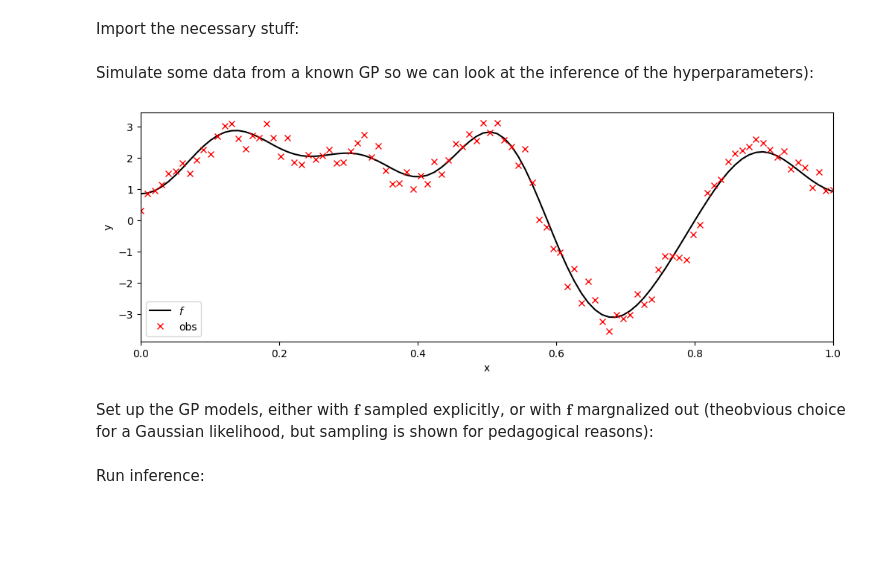
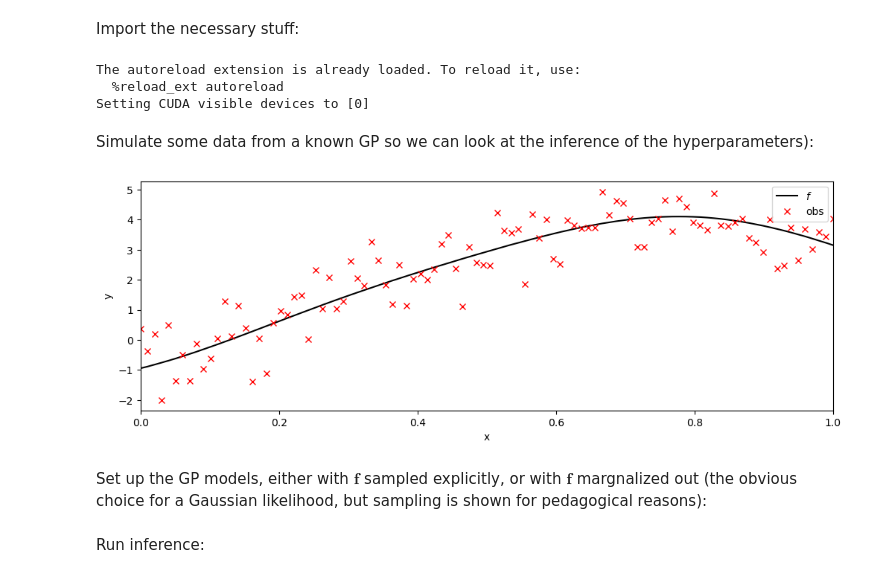
Before and after one commit to UncertaintyInComplexSystems/bayesianmodels, a Jupyter notebook: notebooks/Basic_gaussian_process_regression_using_SMC.ipynb, the cells around one changed output. Cells and saved outputs as stored; diff of their text form; code cells hidden in the pictures; blank space fills up the shorter version.

```diff
--- a/notebooks/Basic_gaussian_process_regression_using_SMC.ipynb
+++ b/notebooks/Basic_gaussian_process_regression_using_SMC.ipynb
@@ -24,5 +3,18 @@ Successfully installed numpy-1.23.5
 # %% [markdown]
 Import the necessary stuff:
+# %%
+%load_ext autoreload
+%autoreload 2
+
+import os
+
+SELECTED_DEVICE = 0
+print(f'Setting CUDA visible devices to [{SELECTED_DEVICE}]')
+os.environ['CUDA_VISIBLE_DEVICES'] = f'{SELECTED_DEVICE}'
+# %% [output]
+The autoreload extension is already loaded. To reload it, use:
+  %reload_ext autoreload
+Setting CUDA visible devices to [0]
 # %%
 import matplotlib.pyplot as plt
 
@@ -43,42 +39,42 @@ from uicsmodels.gaussianprocesses.fullgp import FullLatentGPModel, FullMarginalG
 # %% [markdown]
 Simulate some data from a known GP so we can look at the inference of the hyperparameters):
 # %%
-key = jrnd.PRNGKey(123)
+key = jrnd.PRNGKey(42)
 
-lengthscale_ = 0.1
+lengthscale_ = 0.3
 output_scale_ = 5.0
-obs_noise_ = 0.3
+obs_noise_ = 0.8
 n = 100
 x = jnp.linspace(0, 1, n)[:, jnp.newaxis]
 
 kernel = jk.RBF()
 K = kernel.cross_covariance(params=dict(lengthscale=lengthscale_,
                                         variance=output_scale_),
                             x=x, y=x) + 1e-6*jnp.eye(n)
 
 L = jnp.linalg.cholesky(K)
 z = jrnd.normal(key, shape=(n,))
 
 f_true = jnp.dot(L, z) + jnp.ones_like(z)
 key, obs_key = jrnd.split(key)
 y = f_true + obs_noise_*jrnd.normal(obs_key, shape=(n,))
 
 ground_truth = dict(f=f_true,
                     lengthscale=lengthscale_,
                     variance=output_scale_,
                     obs_noise=obs_noise_)
 
 plt.figure(figsize=(12, 4))
 plt.plot(x, f_true, 'k', label=r'$f$')
 plt.plot(x, y, 'rx', label='obs')
 plt.xlabel('x')
 plt.ylabel('y')
 plt.xlim([0., 1.])
 plt.legend();
 # %% [output]
-[figure, old version]
+[figure, new version]
 # %% [markdown]
-Set up the GP models, either with $\mathbf{f}$ sampled explicitly, or with $\mathbf{f}$ margnalized out (theobvious choice for a Gaussian likelihood, but sampling is shown for pedagogical reasons):
+Set up the GP models, either with $\mathbf{f}$ sampled explicitly, or with $\mathbf{f}$ margnalized out (the obvious choice for a Gaussian likelihood, but sampling is shown for pedagogical reasons):
 # %%
 priors = dict(kernel=dict(lengthscale=dx.Transformed(dx.Normal(loc=0.,
                                                                scale=1.),
```
Also changed, not shown: parts of 7 cells of this notebook, 3 other files.
